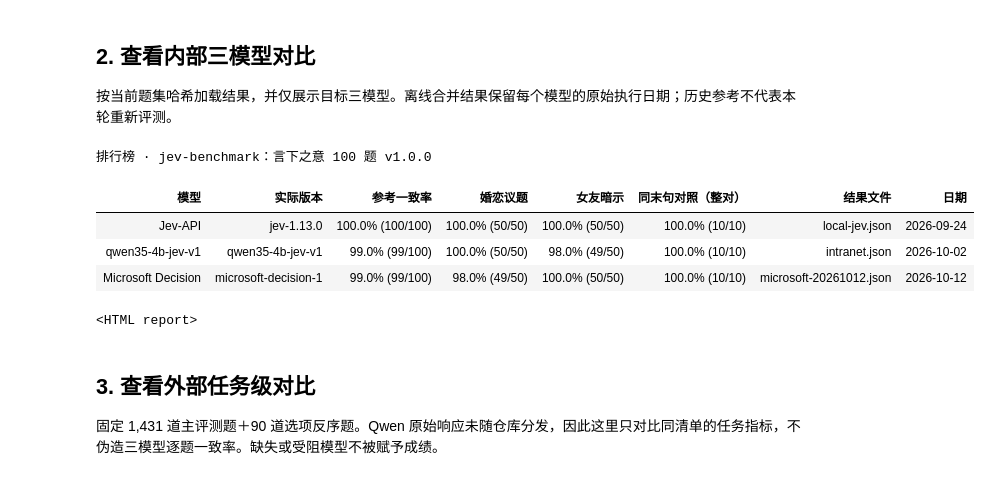
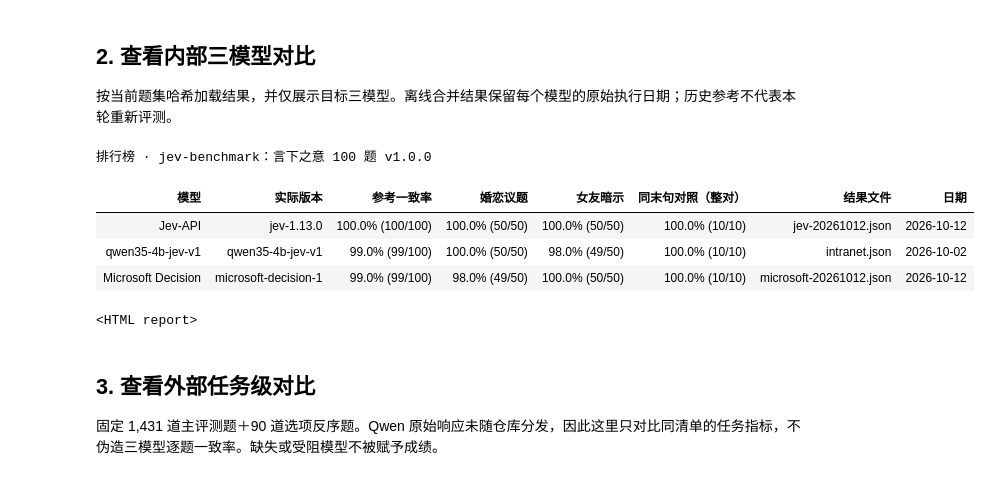
Before and after one commit to haxudev/jev-benchmark, a Jupyter notebook: benchmark.ipynb, the cells around one changed output. Cells and saved outputs as stored; diff of their text form; code cells hidden in the pictures.

Commit message:
Complete Jev evaluation and handle native reporting precision
Co-authored-by: Copilot App <223556219+Copilot@users.noreply.github.com>
Copilot-Session: 09187732-1f8f-49f0-9998-dc6eb7702f4a

```diff
--- a/benchmark.ipynb
+++ b/benchmark.ipynb
@@ -31,22 +31,22 @@ else:
 # %%
 import json
 from IPython.display import HTML, display
 from jev_benchmark import DATA_PATH
 from jev_benchmark.compare import COMPARISON_MODELS
 from jev_benchmark.evaluate import load_results, render_leaderboard, render_report
 
-REPORT = "three-models-20261012-final-internal.json"
+REPORT = "three-models-20261012-refreshed-internal.json"
 dataset = json.loads(DATA_PATH.read_text(encoding="utf-8"))
 saved = load_results()
 display(HTML(render_leaderboard(saved, dataset, COMPARISON_MODELS)))
 if REPORT in saved:
     display(HTML(render_report(saved[REPORT], dataset)))
 else:
     print(f"未找到 {REPORT}；当前三模型完整对比尚未生成。")
 # %% [output]
 排行榜 · jev-benchmark：言下之意 100 题 v1.0.0
 | 模型 | 实际版本 | 参考一致率 | 婚恋议题 | 女友暗示 | 同末句对照（整对） | 结果文件 | 日期 |
-| Jev-API | jev-1.13.0 | 100.0% (100/100) | 100.0% (50/50) | 100.0% (50/50) | 100.0% (10/10) | local-jev.json | 2026-09-24 |
+| Jev-API | jev-1.13.0 | 100.0% (100/100) | 100.0% (50/50) | 100.0% (50/50) | 100.0% (10/10) | jev-20261012.json | 2026-10-12 |
 | qwen35-4b-jev-v1 | qwen35-4b-jev-v1 | 99.0% (99/100) | 100.0% (50/50) | 98.0% (49/50) | 100.0% (10/10) | intranet.json | 2026-10-02 |
 | Microsoft Decision | microsoft-decision-1 | 99.0% (99/100) | 98.0% (49/50) | 100.0% (50/50) | 100.0% (10/10) | microsoft-20261012.json | 2026-10-12 |
 <HTML report>
```
Also changed, not shown: parts of 2 cells of this notebook, 18 other files.
